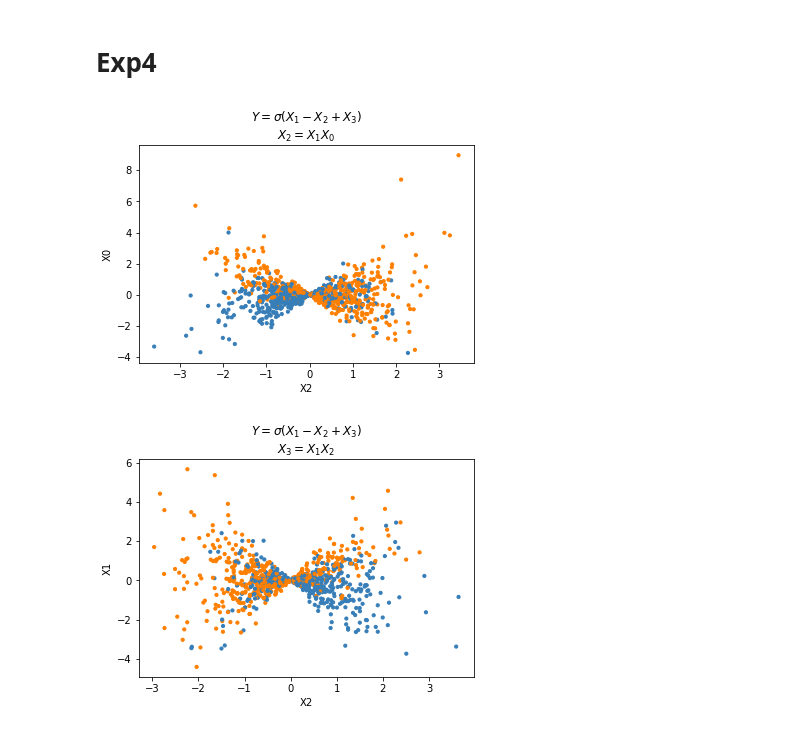
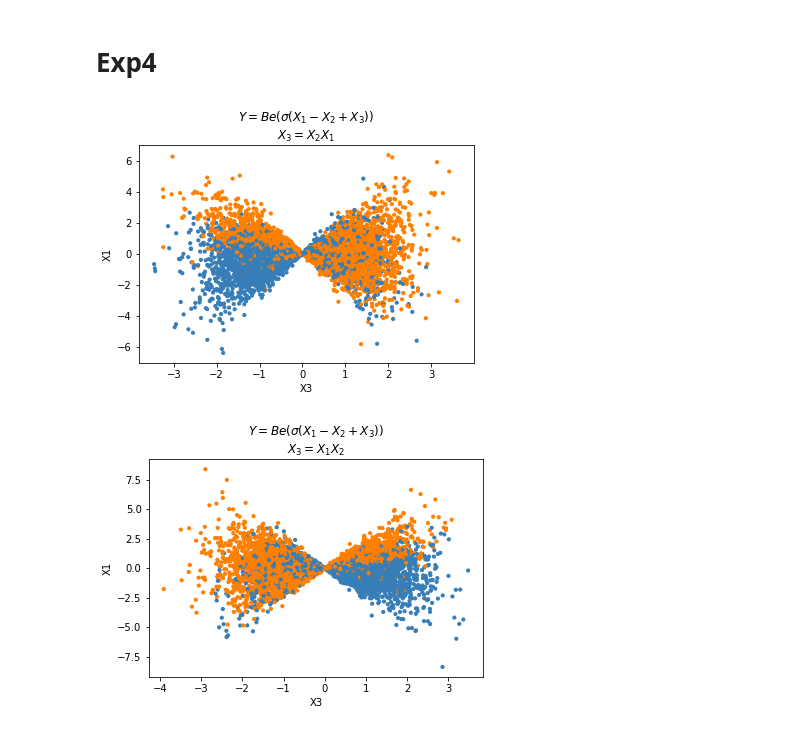
Before and after one commit to YiwenLu-yiwen/PhD, a Jupyter notebook: Trees/Experiment_result_analysis.ipynb, the cells around one changed output. Saved outputs shown, nothing was run; the diff lists cells and outputs as text; code cells hidden in the pictures.

```diff
--- a/Trees/Experiment_result_analysis.ipynb
+++ b/Trees/Experiment_result_analysis.ipynb
@@ -69,25 +72,25 @@ plotDf(exp3files, exp3path, 'Experiment3')
 # %% [markdown]
 # Exp4
 # %%
-x, y = dataGenerator2d(n=1000, irr=0, types='interaction').fit()
+x, y = dataGenerator2d(n=10000, irr=0, types='interaction').fit()
 colors = np.array(['#377eb8', '#ff7f00'])
 plt.scatter(x['X0'], x['X2'], s=10, color=colors[y])
-plt.xlabel('X2')
-plt.ylabel('X0')
-plt.title('$Y=\sigma(X_1 -X_2 + X_3)$\n$X_2=X_1X_0$')
+plt.xlabel('X3')
+plt.ylabel('X1')
+plt.title('$Y=Be(\sigma(X_1 -X_2 + X_3))$\n$X_3=X_2X_1$')
 plt.savefig('Exp4_example1' + '.pdf', bbox_inches='tight', pad_inches=0)
 # %% [output]
-[figure, old version]
+[figure, new version]
 # %%
-x, y = dataGenerator2d(n=1000, irr=0, types='interaction').fit()
+x, y = dataGenerator2d(n=10000, irr=0, types='interaction').fit()
 colors = np.array(['#377eb8', '#ff7f00'])
 plt.scatter(x['X1'], x['X2'], s=10, color=colors[y])
-plt.xlabel('X2')
+plt.xlabel('X3')
 plt.ylabel('X1')
-plt.title('$Y=\sigma(X_1 -X_2 + X_3)$\n$X_3=X_1X_2$')
+plt.title('$Y=Be(\sigma(X_1 -X_2 + X_3))$\n$X_3=X_1X_2$')
 plt.savefig('Exp4_example2' + '.pdf', bbox_inches='tight', pad_inches=0)
 # %% [output]
-[figure, old version]
+[figure, new version]
 # %%
 exp4path = 'output/Experiment4/'
 exp4files = [f for f in listdir(exp4path) if isfile(join(exp4path, f)) and f != '.DS_Store']
```
Also changed, not shown: parts of 22 cells of this notebook, 6 other files.
